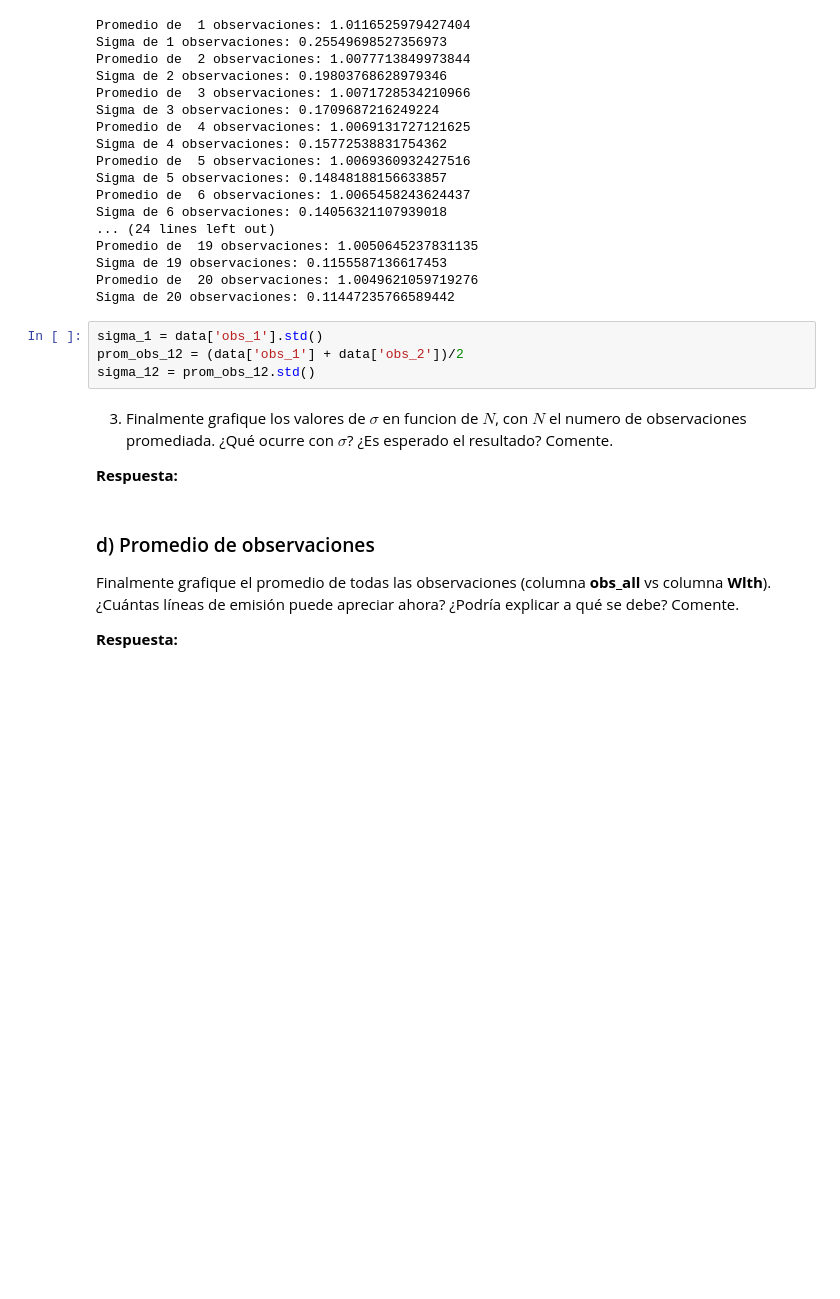
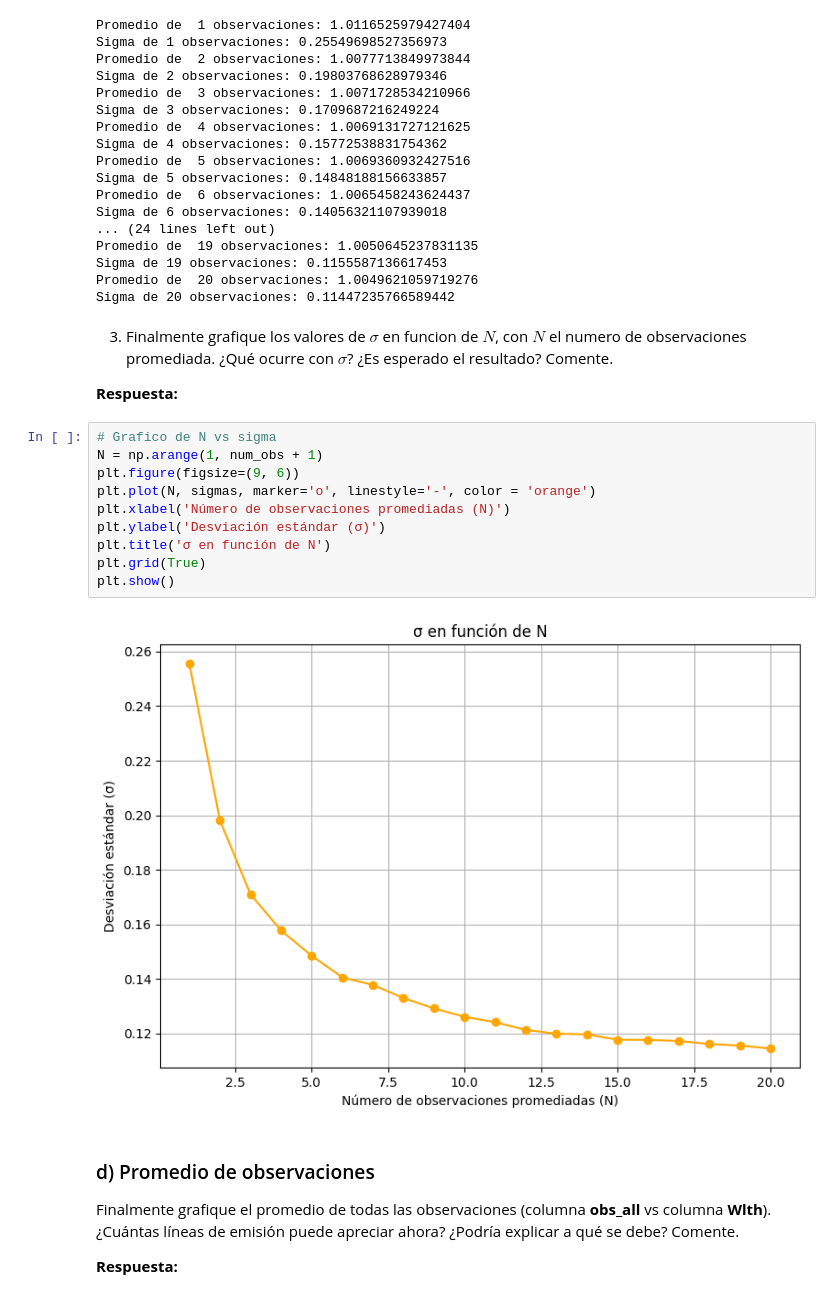
Before and after one commit to azavalac/Tarea-2-zavala, a Jupyter notebook: Tarea2.ipynb, the cells around one changed output. Cells and saved outputs as stored; diff of their text form; blank space fills up the shorter version.

```diff
--- a/Tarea2.ipynb
+++ b/Tarea2.ipynb
@@ -546,14 +546,22 @@ Promedio de  19 observaciones: 1.0050645237831135
 Sigma de 19 observaciones: 0.1155587136617453
 Promedio de  20 observaciones: 1.0049621059719276
 Sigma de 20 observaciones: 0.11447235766589442
-# %%
-sigma_1 = data['obs_1'].std()
-prom_obs_12 = (data['obs_1'] + data['obs_2'])/2
-sigma_12 = prom_obs_12.std()
 # %% [markdown]
  3. Finalmente grafique los valores de $\sigma$ en funcion de $N$, con $N$ el numero de observaciones promediada. ¿Qué ocurre con $\sigma$? ¿Es esperado el resultado? Comente.
 
 **Respuesta:**
+# %%
+# Grafico de N vs sigma
+N = np.arange(1, num_obs + 1)
+plt.figure(figsize=(9, 6))
+plt.plot(N, sigmas, marker='o', linestyle='-', color = 'orange')
+plt.xlabel('Número de observaciones promediadas (N)')
+plt.ylabel('Desviación estándar (σ)')
+plt.title('σ en función de N')
+plt.grid(True)
+plt.show()
+# %% [output]
+[figure, added]
 # %% [markdown]
 ### d) Promedio de observaciones
 
```
Also changed, not shown: parts of 1 cell of this notebook.
